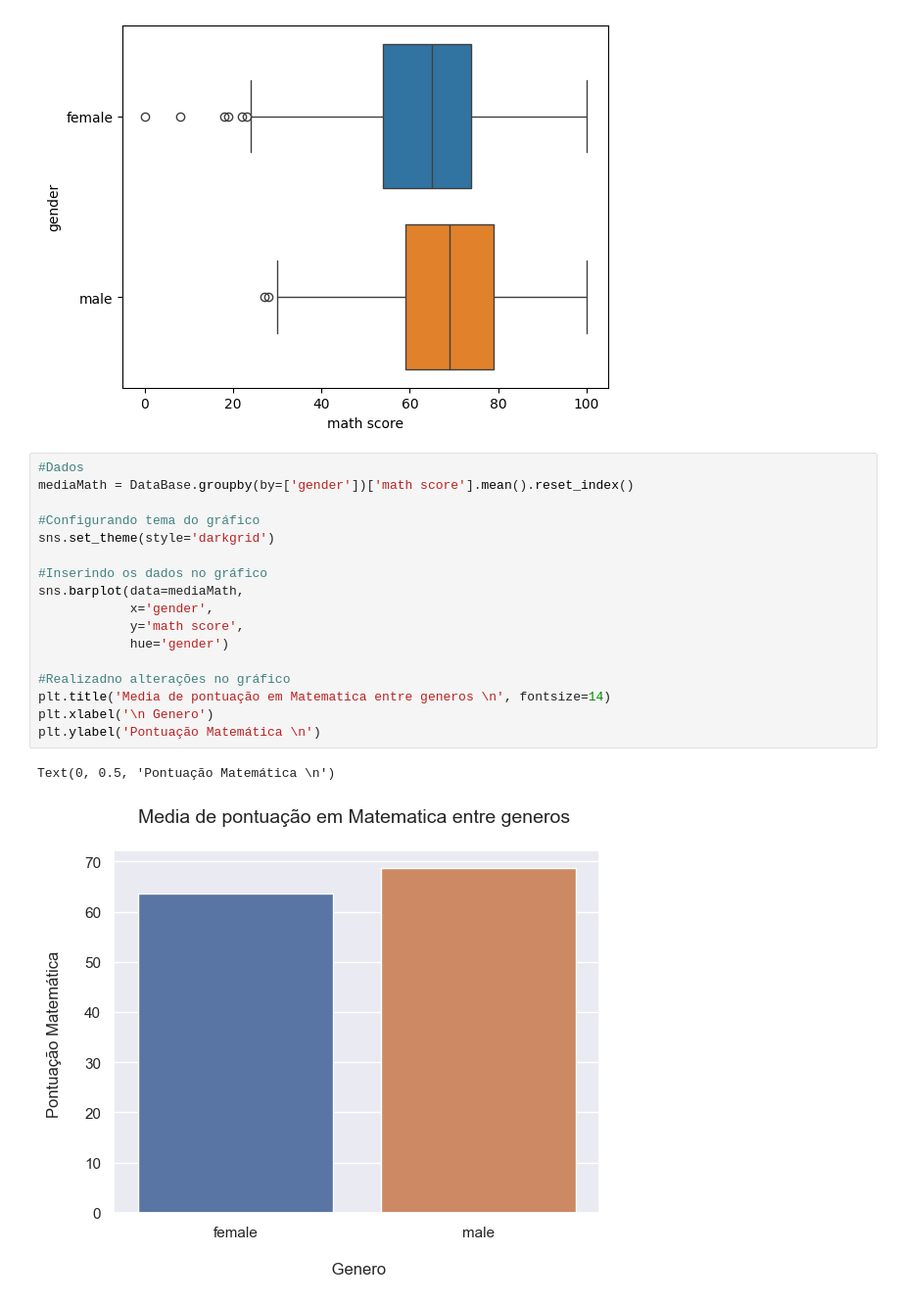
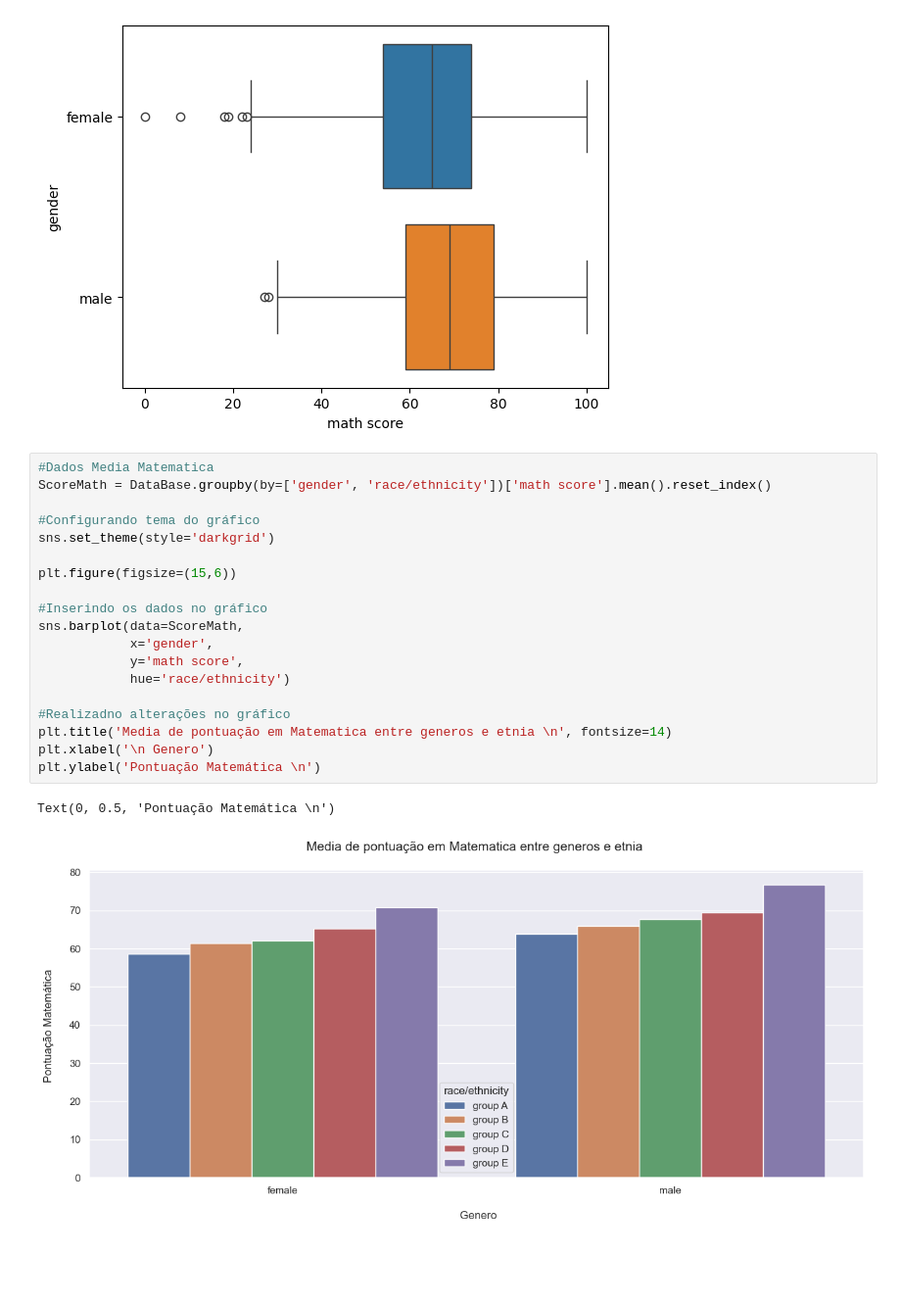
Before and after one commit to MVianah/StudentsProject, a Jupyter notebook: StudentsPerformance.ipynb, the cells around one changed output. Shown at 98% size. Cells and saved outputs as stored; diff of their text form; blank space fills up the shorter version.

```diff
--- a/StudentsPerformance.ipynb
+++ b/StudentsPerformance.ipynb
@@ -110,22 +110,24 @@ sns.boxplot(data=DataBase,
 <Axes: xlabel='math score', ylabel='gender'>
 [figure]
 # %%
-#Dados
-mediaMath = DataBase.groupby(by=['gender'])['math score'].mean().reset_index()
+#Dados Media Matematica
+ScoreMath = DataBase.groupby(by=['gender', 'race/ethnicity'])['math score'].mean().reset_index()
 
 #Configurando tema do gráfico
 sns.set_theme(style='darkgrid')
 
+plt.figure(figsize=(15,6))
+
 #Inserindo os dados no gráfico
-sns.barplot(data=mediaMath,
+sns.barplot(data=ScoreMath,
             x='gender',
             y='math score',
-            hue='gender')
+            hue='race/ethnicity')
 
 #Realizadno alterações no gráfico
-plt.title('Media de pontuação em Matematica entre generos \n', fontsize=14)
+plt.title('Media de pontuação em Matematica entre generos e etnia \n', fontsize=14)
 plt.xlabel('\n Genero')
 plt.ylabel('Pontuação Matemática \n')
 # %% [output]
 Text(0, 0.5, 'Pontuação Matemática \n')
-[figure, old version]
+[figure, new version]
```
Also changed, not shown: parts of 5 cells of this notebook.
